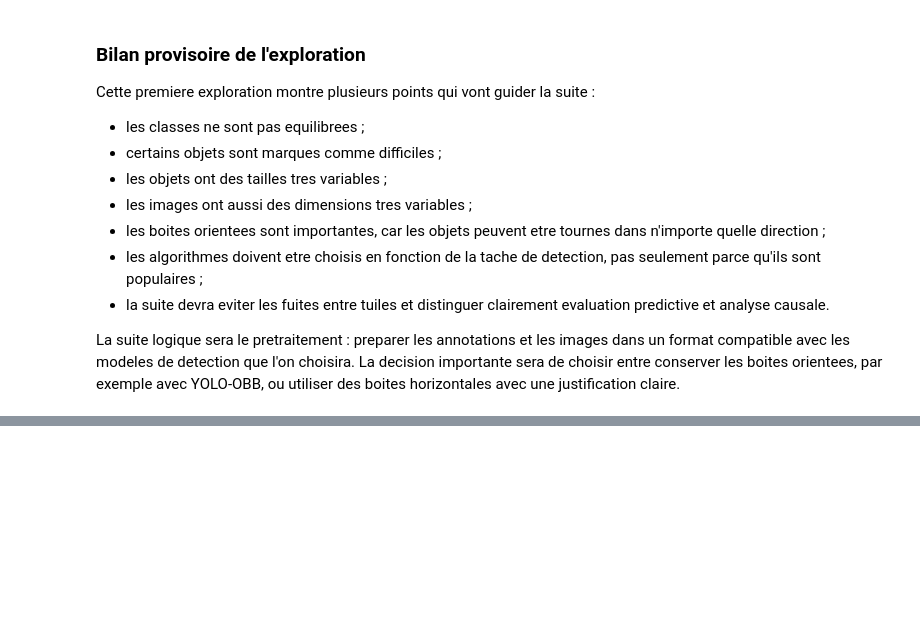
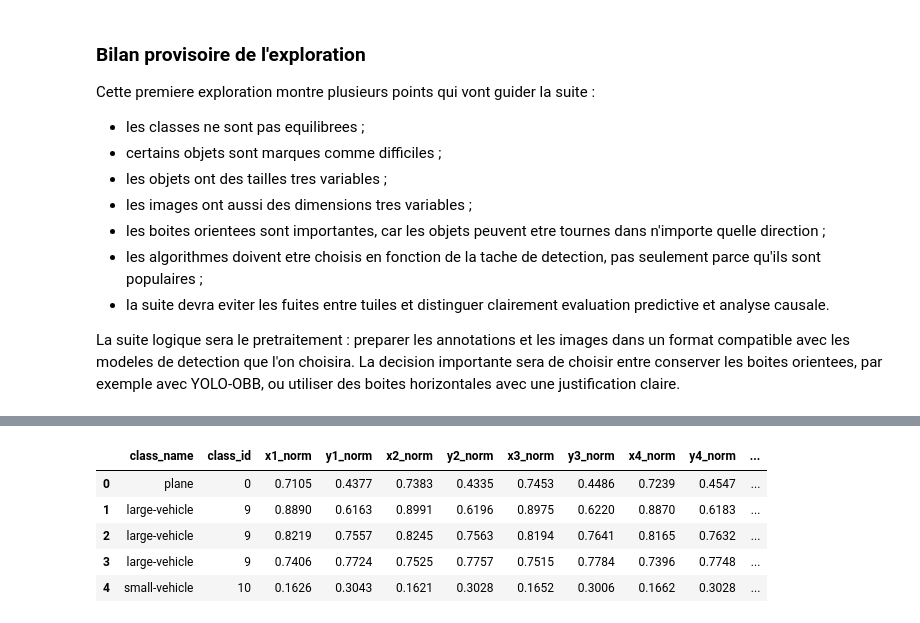
Before and after one commit to Mtazi667/dota-minimap-object-detection, a Jupyter notebook: projet_dota.ipynb, the cells around one changed output, grey strips where cells are left out. Drawn from its saved outputs; the diff is of its cells as text; code cells hidden in the pictures; blank space fills up the shorter version.

```diff
--- a/projet_dota.ipynb
+++ b/projet_dota.ipynb
@@ -601,0 +696,20 @@ plt.show()
+# %%
+image_sizes_for_annotations = image_sizes[image_sizes["split"].isin(["train", "validation"])]
+
+preprocessed_objects = objects.merge(
+    image_sizes_for_annotations,
+    on=["split", "image_id"],
+    how="left",
+    validate="many_to_one",
+)
+
+preprocessed_objects["class_id"] = preprocessed_objects["class_name"].map(class_to_id)
+
+missing_image_size = preprocessed_objects[["width", "height"]].isna().any(axis=1).sum()
+missing_class_id = preprocessed_objects["class_id"].isna().sum()
+
+print("Objets apres fusion       :", len(preprocessed_objects))
+print("Tailles d'image manquantes:", missing_image_size)
+print("Classes non encodees      :", missing_class_id)
+
+preprocessed_objects[["split", "image_id", "class_name", "class_id", "width", "height"]].head()
@@ -601,0 +737,30 @@ plt.show()
+# %%
+x_cols = ["x1", "x2", "x3", "x4", "xmin", "xmax"]
+y_cols = ["y1", "y2", "y3", "y4", "ymin", "ymax"]
+
+for col in x_cols:
+    preprocessed_objects[f"{col}_norm"] = preprocessed_objects[col] / preprocessed_objects["width"]
+
+for col in y_cols:
+    preprocessed_objects[f"{col}_norm"] = preprocessed_objects[col] / preprocessed_objects["height"]
+
+# Format horizontal centre-largeur-hauteur, proche du format attendu par plusieurs detecteurs.
+preprocessed_objects["yolo_x_center"] = (preprocessed_objects["xmin"] + preprocessed_objects["xmax"]) / 2 / preprocessed_objects["width"]
+preprocessed_objects["yolo_y_center"] = (preprocessed_objects["ymin"] + preprocessed_objects["ymax"]) / 2 / preprocessed_objects["height"]
+preprocessed_objects["yolo_width"] = preprocessed_objects["bbox_width"] / preprocessed_objects["width"]
+preprocessed_objects["yolo_height"] = preprocessed_objects["bbox_height"] / preprocessed_objects["height"]
+
+preview_cols = [
+    "class_name", "class_id",
+    "x1_norm", "y1_norm", "x2_norm", "y2_norm", "x3_norm", "y3_norm", "x4_norm", "y4_norm",
+    "yolo_x_center", "yolo_y_center", "yolo_width", "yolo_height",
+]
+
+preprocessed_objects[preview_cols].head().round(4)
+# %% [output]
+|  | class_name | class_id | x1_norm | y1_norm | x2_norm | y2_norm | x3_norm | y3_norm | x4_norm | y4_norm | ... |
+| 0 | plane | 0 | 0.7105 | 0.4377 | 0.7383 | 0.4335 | 0.7453 | 0.4486 | 0.7239 | 0.4547 | ... |
+| 1 | large-vehicle | 9 | 0.8890 | 0.6163 | 0.8991 | 0.6196 | 0.8975 | 0.6220 | 0.8870 | 0.6183 | ... |
+| 2 | large-vehicle | 9 | 0.8219 | 0.7557 | 0.8245 | 0.7563 | 0.8194 | 0.7641 | 0.8165 | 0.7632 | ... |
+| 3 | large-vehicle | 9 | 0.7406 | 0.7724 | 0.7525 | 0.7757 | 0.7515 | 0.7784 | 0.7396 | 0.7748 | ... |
+| 4 | small-vehicle | 10 | 0.1626 | 0.3043 | 0.1621 | 0.3028 | 0.1652 | 0.3006 | 0.1662 | 0.3028 | ... |
```
Also changed, not shown: parts of 33 cells of this notebook, 3 other files.
